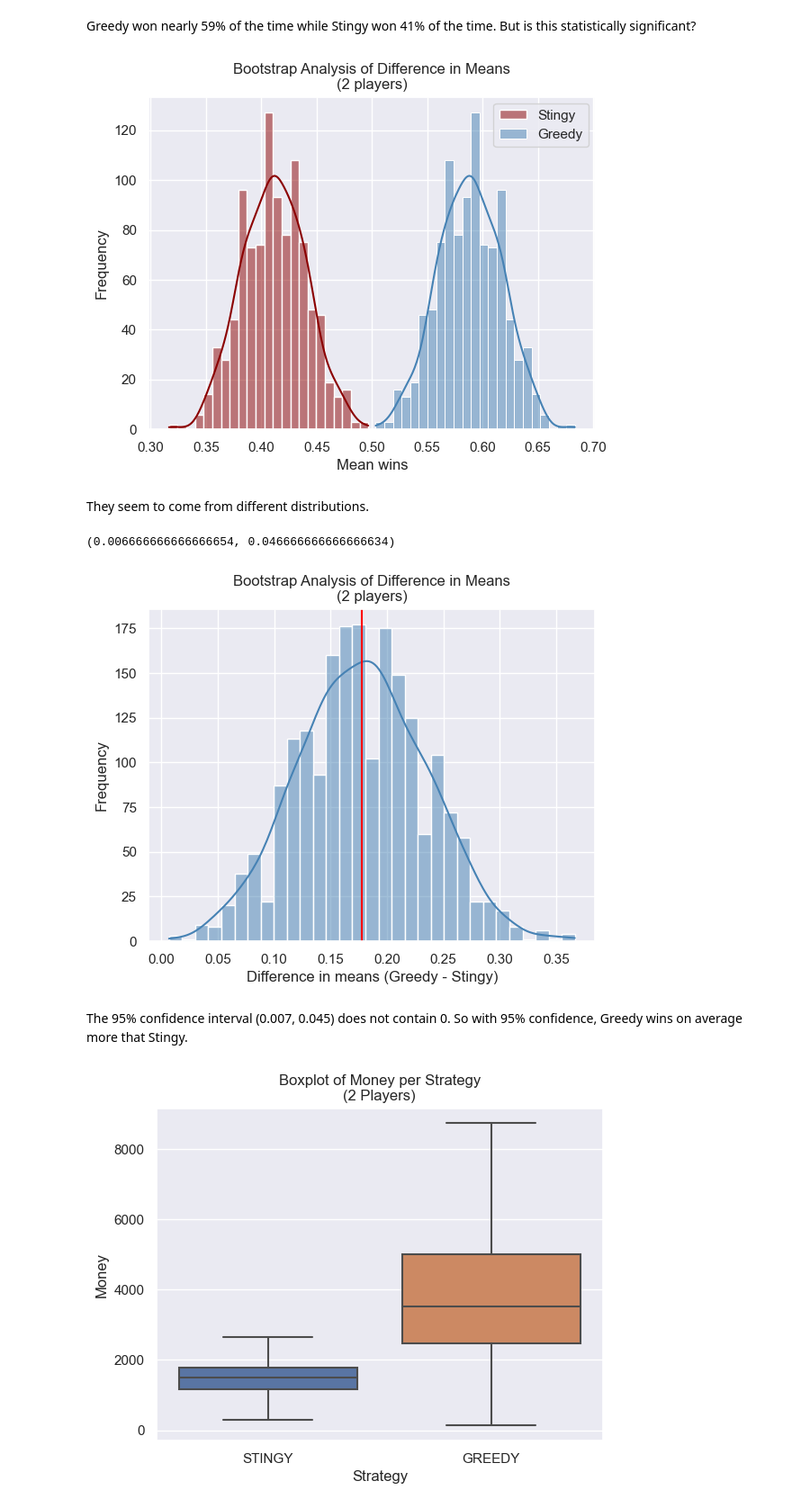
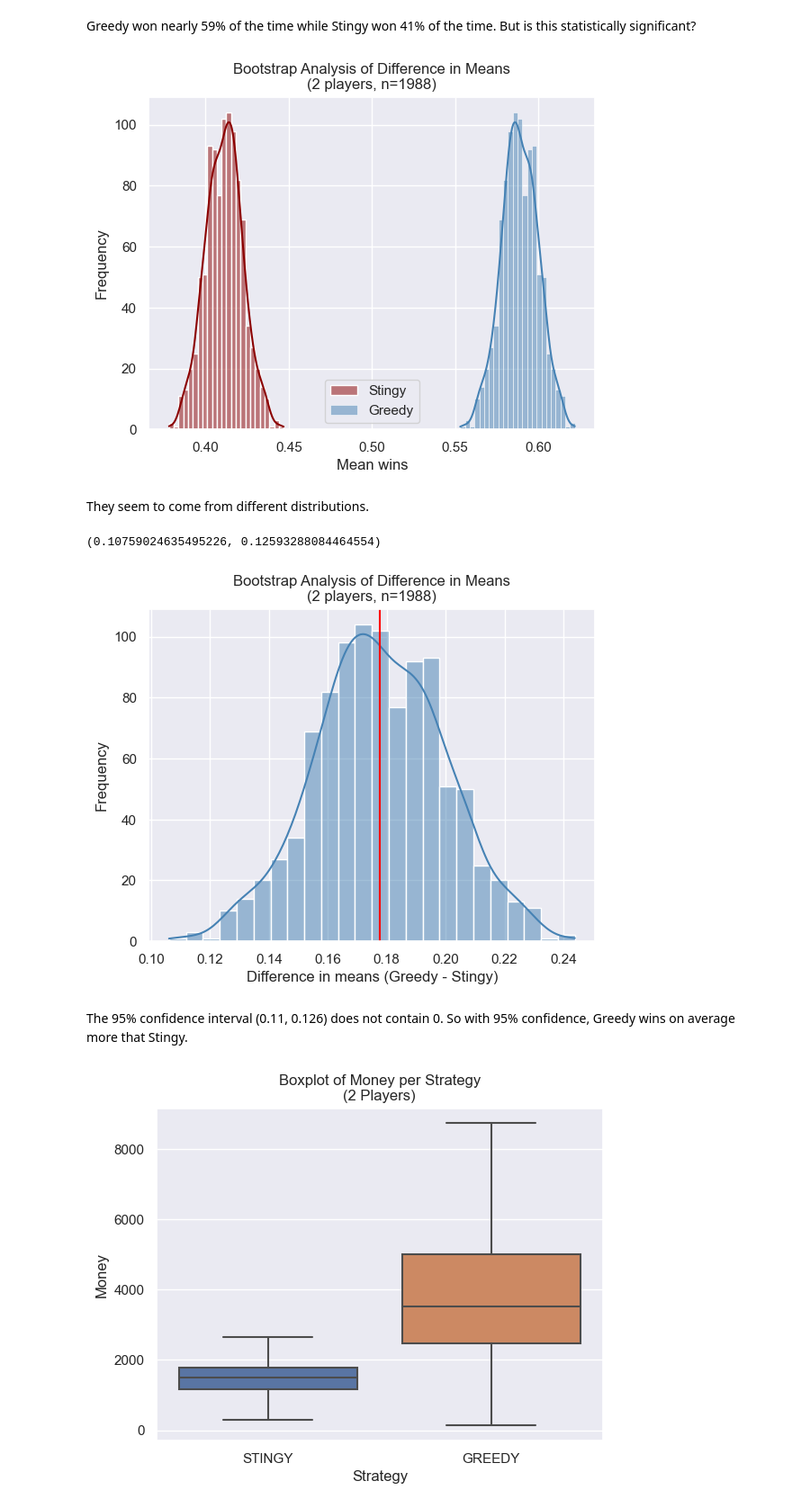
Before and after one commit to HashemBader/Monopoly-Game, a Jupyter notebook: dataAnalysis.ipynb, the cells around one changed output. Shown at 90% size. Drawn from its saved outputs; the diff is of its cells as text; code cells hidden in the pictures.

```diff
--- a/dataAnalysis.ipynb
+++ b/dataAnalysis.ipynb
@@ -48,7 +48,7 @@ diff = []
 greedy_ps = []
 stingy_ps = []
 for _ in range(1000):
-    bootsample = df.sample(300, replace=True)
+    bootsample = df.sample(df.shape[0], replace=True)
     greedy_p = bootsample['strategy'].value_counts()['GREEDY']/bootsample.shape[0]
     stingy_p = bootsample['strategy'].value_counts()['STINGY']/bootsample.shape[0]
     greedy_ps.append(greedy_p)
@@ -57,33 +57,26 @@ for _ in range(1000):
 # %%
 sns.histplot(stingy_ps, color='darkRed', kde=True, label="Stingy")
 sns.histplot(greedy_ps, color='steelBlue', kde=True, label="Greedy")
 plt.xlabel("Mean wins")
 plt.ylabel("Frequency")
-plt.title("Bootstrap Analysis of Difference in Means\n(2 players)")
+plt.title(f"Bootstrap Analysis of Difference in Means\n(2 players, n={df.shape[0]-1})")
 plt.legend();
 # %% [output]
-[figure, old version]
+[figure, new version]
 # %% [markdown]
 They seem to come from different distributions.
 # %%
-for _ in range(1000):
-    bootsample = df.sample(300, replace=True)
-    greedy_p = bootsample['strategy'].value_counts()['GREEDY']/bootsample.shape[0]
-    stingy_p = bootsample['strategy'].value_counts()['STINGY']/bootsample.shape[0]
-    greedy_ps.append(greedy_p)
-    stingy_ps.append(stingy_p)
-    diff.append(greedy_p - stingy_p)
 sns.histplot(diff, color='steelBlue', kde=True)
 plt.xlabel("Difference in means (Greedy - Stingy)")
 plt.ylabel("Frequency")
-plt.title("Bootstrap Analysis of Difference in Means\n(2 players)")
+plt.title(f"Bootstrap Analysis of Difference in Means\n(2 players, n={df.shape[0]-1})")
 plt.axvline(np.mean(diff), color='red')
 np.percentile(diff, 0.025), np.percentile(diff, 0.975)
 # %% [output]
-(0.006666666666666654, 0.046666666666666634)
+(0.10759024635495226, 0.12593288084464554)
-[figure, old version]
+[figure, new version]
 # %% [markdown]
-The 95% confidence interval (0.007, 0.045) does not contain 0. So with 95% confidence, Greedy wins on average more that Stingy.
+The 95% confidence interval (0.11, 0.126) does not contain 0. So with 95% confidence, Greedy wins on average more that Stingy.
 # %%
 sns.boxplot(x='strategy', y='money', data=df, showfliers=False)
 plt.title('Boxplot of Money per Strategy\n(2 Players)')
```
Also changed, not shown: parts of 4 cells of this notebook, 1 other file.
